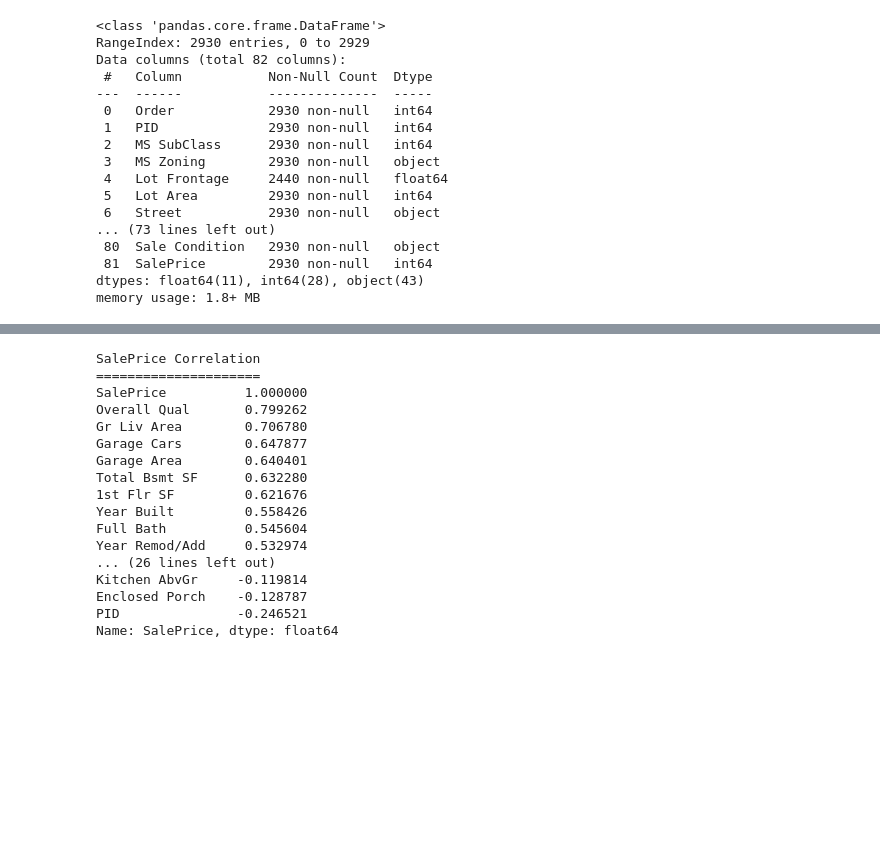
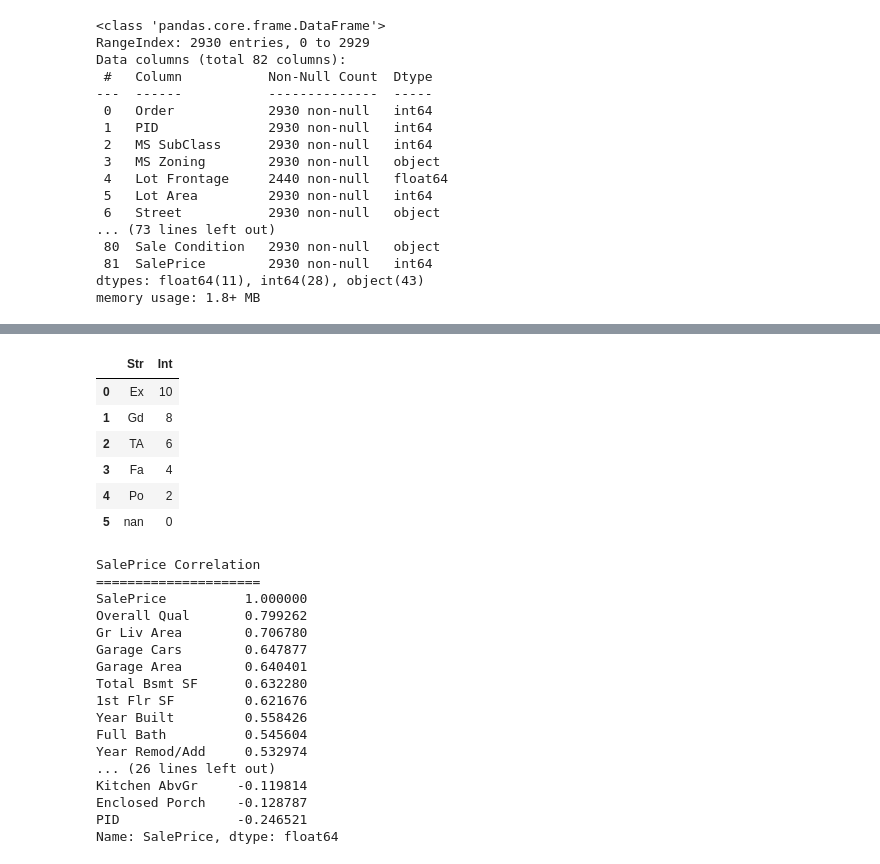
Before and after one commit to RekaCodes/real-estate-prediction, a Jupyter notebook: RE_price_predictions.ipynb, the cells around one changed output, grey strips where cells are left out. Saved outputs shown, nothing was run; the diff lists cells and outputs as text; code cells hidden in the pictures; blank space fills up the shorter version.

Commit message:
data cleaning

```diff
--- a/RE_price_predictions.ipynb
+++ b/RE_price_predictions.ipynb
@@ -104,3 +177,16 @@ fig.show()
+# %%
+cond = {"Str" : ['Ex', 'Gd', 'TA', 'Fa', 'Po', 'nan'], 'Int' : [10, 8, 6, 4, 2, 0]}
+grades = pd.DataFrame(data=cond)
+# %%
+grades
+# %% [output]
+|  | Str | Int |
+| 0 | Ex | 10 |
+| 1 | Gd | 8 |
+| 2 | TA | 6 |
+| 3 | Fa | 4 |
+| 4 | Po | 2 |
+| 5 | nan | 0 |
 # %%
 # heatmap and correlations
 fig=px.imshow(df.corr(), width=1000, height=800, color_continuous_scale='RdBu_r')
```
Also changed, not shown: parts of 16 cells of this notebook.
